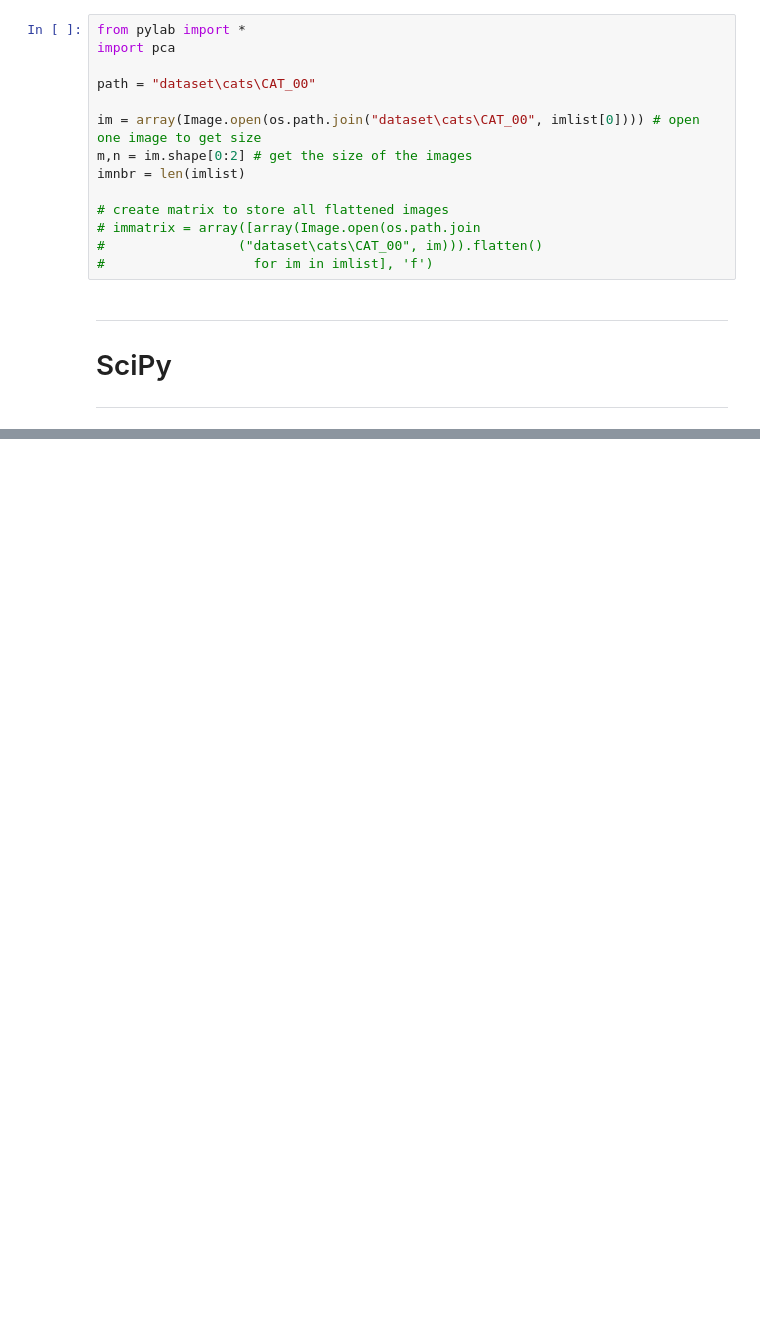
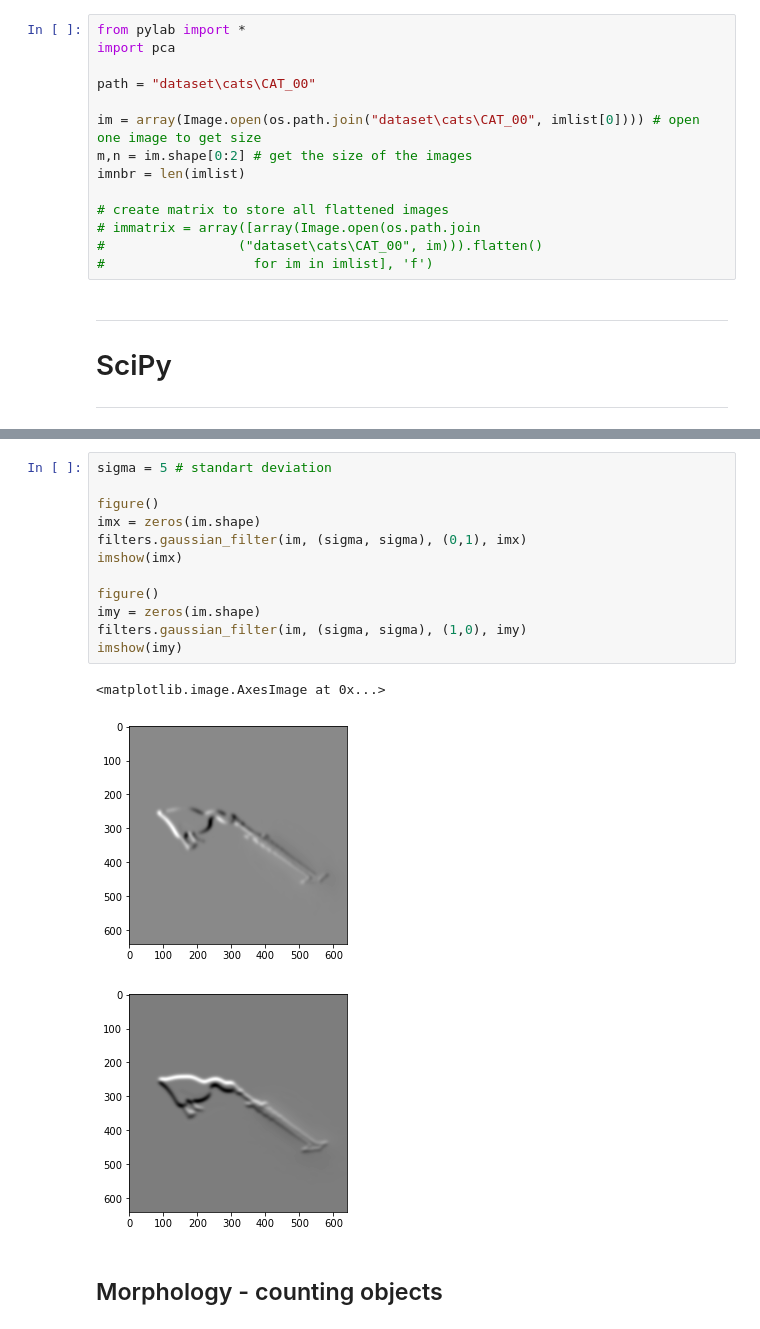
Before and after one commit to AegriSomnia27/AI_MAI, a Jupyter notebook: Python Image Processing.ipynb, the cells around one changed output, grey strips where cells are left out. Saved outputs shown, nothing was run; the diff lists cells and outputs as text; blank space fills up the shorter version.

```diff
--- a/Python Image Processing.ipynb
+++ b/Python Image Processing.ipynb
@@ -280,0 +324,18 @@ imnbr = len(imlist)
+# %%
+sigma = 5 # standart deviation
+
+figure()
+imx = zeros(im.shape)
+filters.gaussian_filter(im, (sigma, sigma), (0,1), imx)
+imshow(imx)
+
+figure()
+imy = zeros(im.shape)
+filters.gaussian_filter(im, (sigma, sigma), (1,0), imy)
+imshow(imy)
+# %% [output]
+<matplotlib.image.AxesImage at 0x...>
+[figure, added]
+[figure, added]
+# %% [markdown]
+## Morphology - counting objects
```
Also changed, not shown: parts of 12 cells of this notebook.
